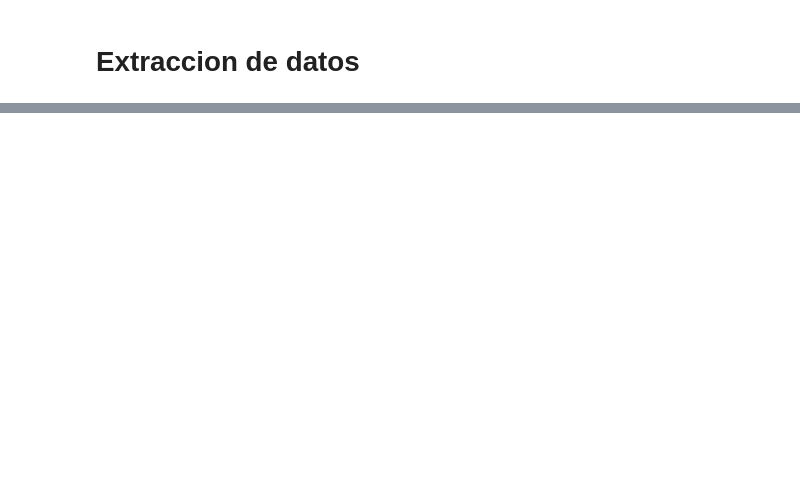
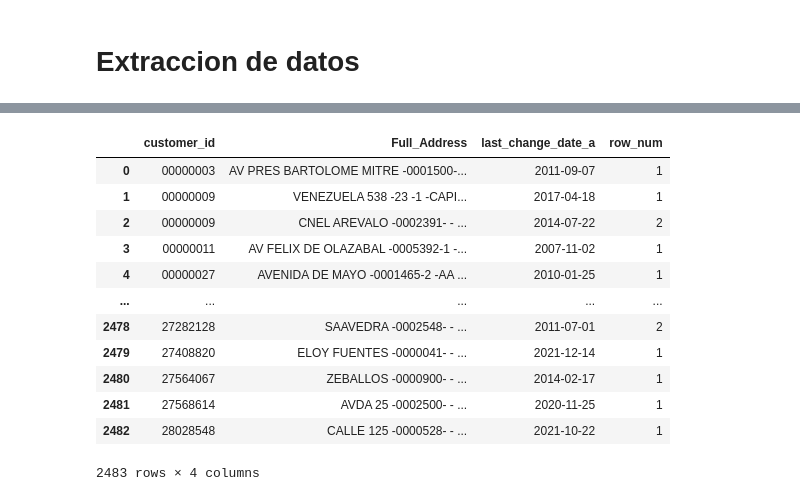
Before and after one commit to iGhostlp/Albus, a Jupyter notebook: Proyecto_BBVA.ipynb, the cells around one changed output, grey strips where cells are left out. Saved outputs shown, nothing was run; the diff lists cells and outputs as text; code cells hidden in the pictures; blank space fills up the shorter version.

```diff
--- a/Proyecto_BBVA.ipynb
+++ b/Proyecto_BBVA.ipynb
@@ -216,0 +401,5 @@ window = Window.partitionBy(df_emails_sorted.customer_id).orderBy(desc(df_emails
+# %%
+df_address_sorted = df_address_cut.orderBy([df_address_cut.customer_id, desc('last_change_date_a')])
+# %%
+#df_address_sorted = df_address_sorted.select('customer_id', concat(df_address_sorted.street_name,df_address_sorted.address_outdoor_id,df_address_sorted.address_indoor_id,df_address_sorted.indoor_number).alias('Full_Address'),'address_district_name','address_town_name','address_department_name','zipcode_id','long_zipcode_id','last_change_date')
+df_address_sorted = df_address_sorted.select('customer_id', concat_ws('-', df_address_sorted.street_name,df_address_sorted.address_outdoor_id,df_address_sorted.address_indoor_id,df_address_sorted.indoor_number,df_address_sorted.address_department_name,df_address_sorted.province_id,df_address_sorted.zipcode_id).alias('Full_Address'),'last_change_date_a')
@@ -216,0 +422,21 @@ window = Window.partitionBy(df_emails_sorted.customer_id).orderBy(desc(df_emails
+# %%
+window = Window.partitionBy(df_address_sorted.customer_id).orderBy(desc(df_address_sorted.last_change_date_a))
+# %%
+df_address = df_address_sorted.withColumn('row_num', row_number().over(window))
+# %%
+df_address = df_address.filter(df_address.row_num <= 3)
+df_address.toPandas()
+# %% [output]
+|  | customer_id | Full_Address | last_change_date_a | row_num |
+| 0 | 00000003 | AV PRES BARTOLOME MITRE -0001500-... | 2011-09-07 | 1 |
+| 1 | 00000009 | VENEZUELA 538 -23 -1 -CAPI... | 2017-04-18 | 1 |
+| 2 | 00000009 | CNEL AREVALO -0002391- - ... | 2014-07-22 | 2 |
+| 3 | 00000011 | AV FELIX DE OLAZABAL -0005392-1 -... | 2007-11-02 | 1 |
+| 4 | 00000027 | AVENIDA DE MAYO -0001465-2 -AA ... | 2010-01-25 | 1 |
+| ... | ... | ... | ... | ... |
+| 2478 | 27282128 | SAAVEDRA -0002548- - ... | 2011-07-01 | 2 |
+| 2479 | 27408820 | ELOY FUENTES -0000041- - ... | 2021-12-14 | 1 |
+| 2480 | 27564067 | ZEBALLOS -0000900- - ... | 2014-02-17 | 1 |
+| 2481 | 27568614 | AVDA 25 -0002500- - ... | 2020-11-25 | 1 |
+| 2482 | 28028548 | CALLE 125 -0000528- - ... | 2021-10-22 | 1 |
+2483 rows × 4 columns
```
Also changed, not shown: parts of 163 cells of this notebook.
